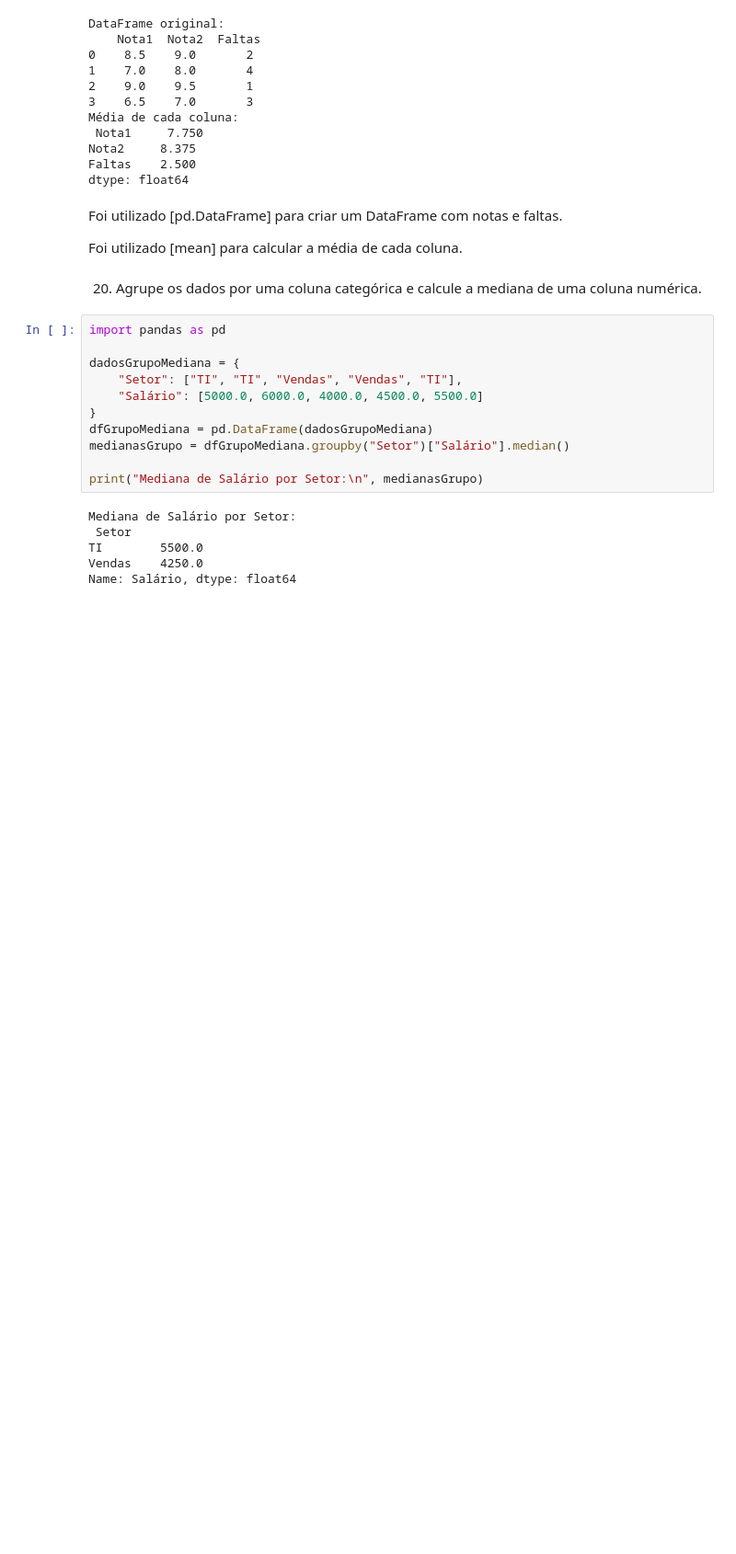
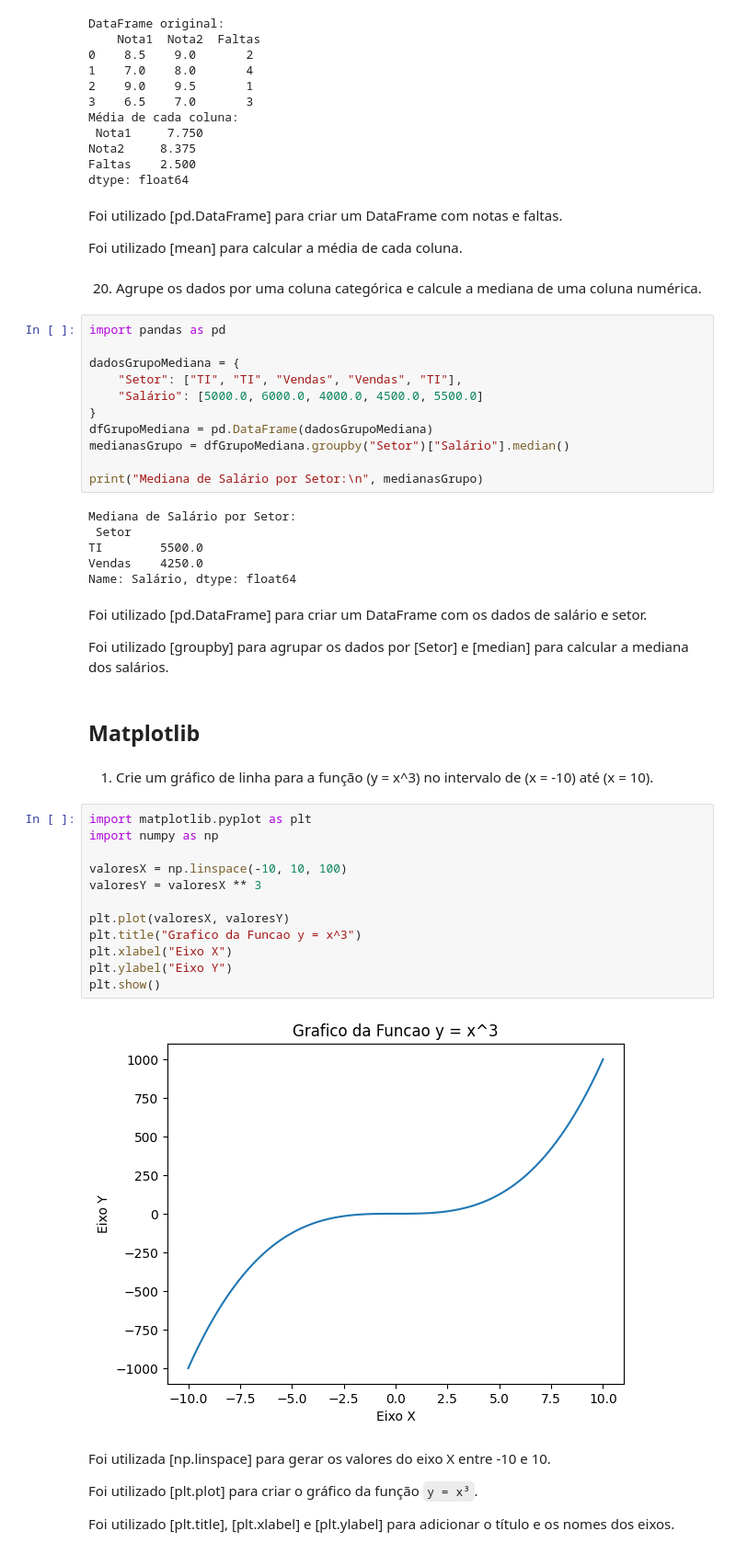
Before and after one commit to 76Falcone/AulasInteligenciaArtificial, a Jupyter notebook: ExercíciosBibliotecas_Python_Falcone_6B_Noturno.ipynb, the cells around one changed output. Shown at 92% size. Drawn from its saved outputs; the diff is of its cells as text; blank space fills up the shorter version.

Commit message:
Exercício 1 - Matplotlib

```diff
--- a/ExercíciosBibliotecas_Python_Falcone_6B_Noturno.ipynb
+++ b/ExercíciosBibliotecas_Python_Falcone_6B_Noturno.ipynb
@@ -1603,3 +1603,31 @@ Mediana de Salário por Setor:
 TI        5500.0
 Vendas    4250.0
 Name: Salário, dtype: float64
+# %% [markdown]
+Foi utilizado [pd.DataFrame] para criar um DataFrame com os dados de salário e setor.
+
+Foi utilizado [groupby] para agrupar os dados por [Setor] e [median] para calcular a mediana dos salários.
+# %% [markdown]
+## Matplotlib
+# %% [markdown]
+1. Crie um gráfico de linha para a função (y = x^3) no intervalo de (x = -10) até (x = 10).
+# %%
+import matplotlib.pyplot as plt
+import numpy as np
+
+valoresX = np.linspace(-10, 10, 100)
+valoresY = valoresX ** 3
+
+plt.plot(valoresX, valoresY)
+plt.title("Grafico da Funcao y = x^3")
+plt.xlabel("Eixo X")
+plt.ylabel("Eixo Y")
+plt.show()
+# %% [output]
+[figure, added]
+# %% [markdown]
+Foi utilizada [np.linspace] para gerar os valores do eixo X entre -10 e 10.
+
+Foi utilizado [plt.plot] para criar o gráfico da função `y = x³`.
+
+Foi utilizado [plt.title], [plt.xlabel] e [plt.ylabel] para adicionar o título e os nomes dos eixos.
```
